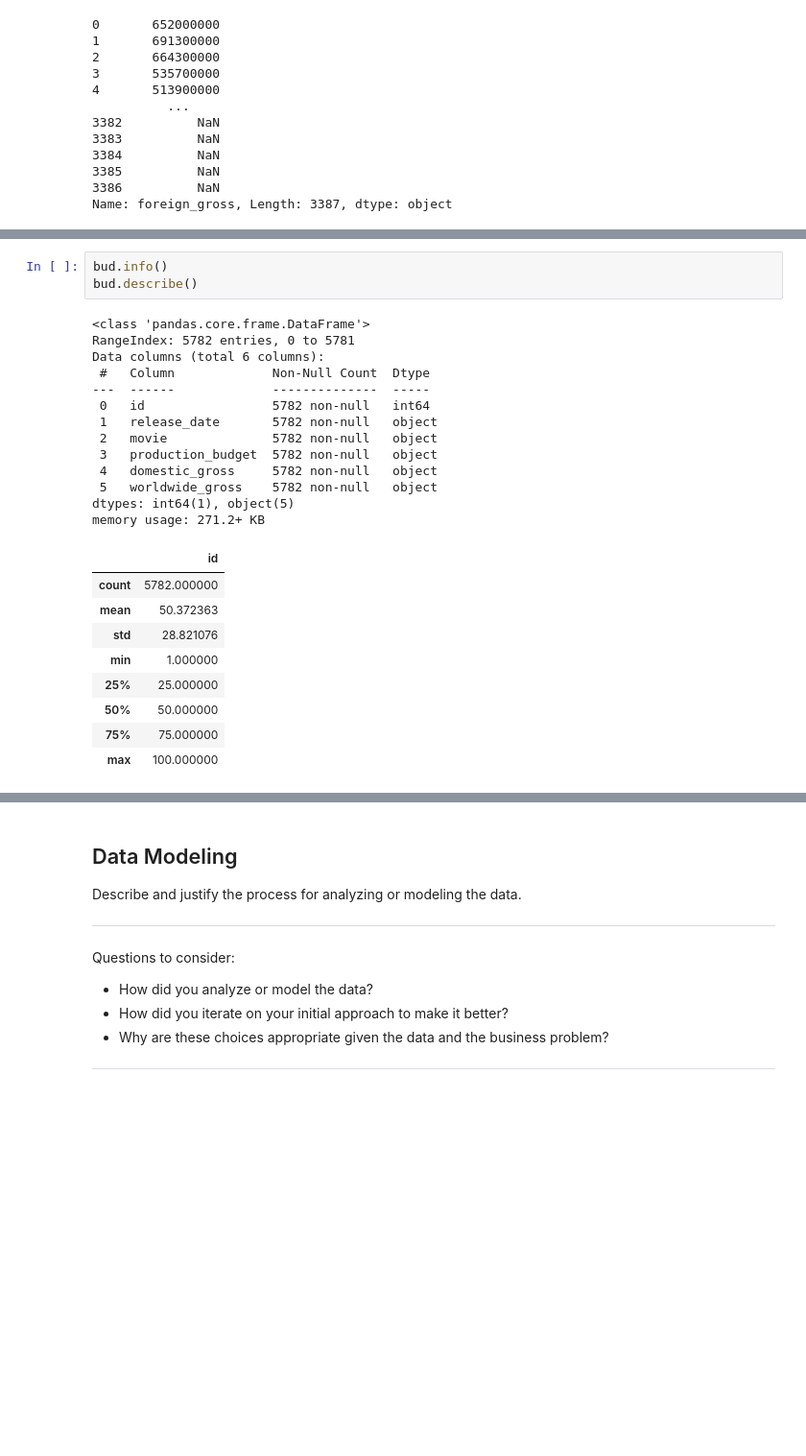
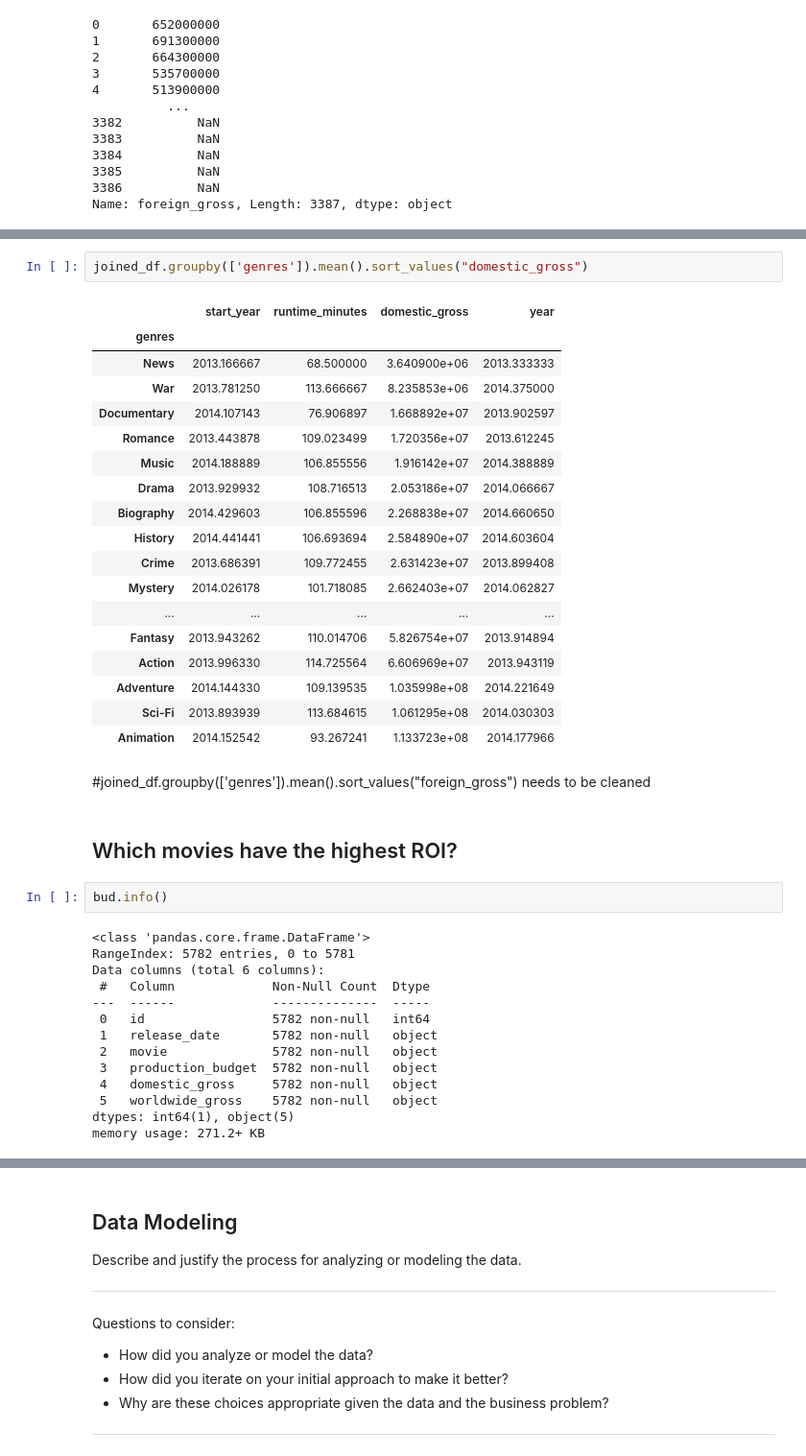
Before and after one commit to morty802/Microsoft-Recommendations, a Jupyter notebook: Microsoft-Movie-Recommendations.ipynb, the cells around one changed output, grey strips where cells are left out. Shown at 96% size. Saved outputs shown, nothing was run; the diff lists cells and outputs as text; blank space fills up the shorter version.

```diff
--- a/Microsoft-Movie-Recommendations.ipynb
+++ b/Microsoft-Movie-Recommendations.ipynb
@@ -312,6 +415,30 @@ Name: foreign_gross, Length: 3387, dtype: object
+# %%
+joined_df.groupby(['genres']).mean().sort_values("domestic_gross")
+# %% [output]
+|  | start_year | runtime_minutes | domestic_gross | year |
+| genres |  |  |  |  |
+| News | 2013.166667 | 68.500000 | 3.640900e+06 | 2013.333333 |
+| War | 2013.781250 | 113.666667 | 8.235853e+06 | 2014.375000 |
+| Documentary | 2014.107143 | 76.906897 | 1.668892e+07 | 2013.902597 |
+| Romance | 2013.443878 | 109.023499 | 1.720356e+07 | 2013.612245 |
+| Music | 2014.188889 | 106.855556 | 1.916142e+07 | 2014.388889 |
+| Drama | 2013.929932 | 108.716513 | 2.053186e+07 | 2014.066667 |
+| Biography | 2014.429603 | 106.855596 | 2.268838e+07 | 2014.660650 |
+| History | 2014.441441 | 106.693694 | 2.584890e+07 | 2014.603604 |
+| Crime | 2013.686391 | 109.772455 | 2.631423e+07 | 2013.899408 |
+| Mystery | 2014.026178 | 101.718085 | 2.662403e+07 | 2014.062827 |
+| ... | ... | ... | ... | ... |
+| Fantasy | 2013.943262 | 110.014706 | 5.826754e+07 | 2013.914894 |
+| Action | 2013.996330 | 114.725564 | 6.606969e+07 | 2013.943119 |
+| Adventure | 2014.144330 | 109.139535 | 1.035998e+08 | 2014.221649 |
+| Sci-Fi | 2013.893939 | 113.684615 | 1.061295e+08 | 2014.030303 |
+| Animation | 2014.152542 | 93.267241 | 1.133723e+08 | 2014.177966 |
+# %% [markdown]
+#joined_df.groupby(['genres']).mean().sort_values("foreign_gross") needs to be cleaned
+# %% [markdown]
+## Which movies have the highest ROI?
 # %%
 bud.info()
-bud.describe()
 # %% [output]
 <class 'pandas.core.frame.DataFrame'>
 RangeIndex: 5782 entries, 0 to 5781
@@ -326,13 +453,4 @@ Data columns (total 6 columns):
  5   worldwide_gross    5782 non-null   object
 dtypes: int64(1), object(5)
 memory usage: 271.2+ KB
-|  | id |
-| count | 5782.000000 |
-| mean | 50.372363 |
-| std | 28.821076 |
-| min | 1.000000 |
-| 25% | 25.000000 |
-| 50% | 50.000000 |
-| 75% | 75.000000 |
-| max | 100.000000 |
 # %%
```
Also changed, not shown: parts of 29 cells of this notebook.
